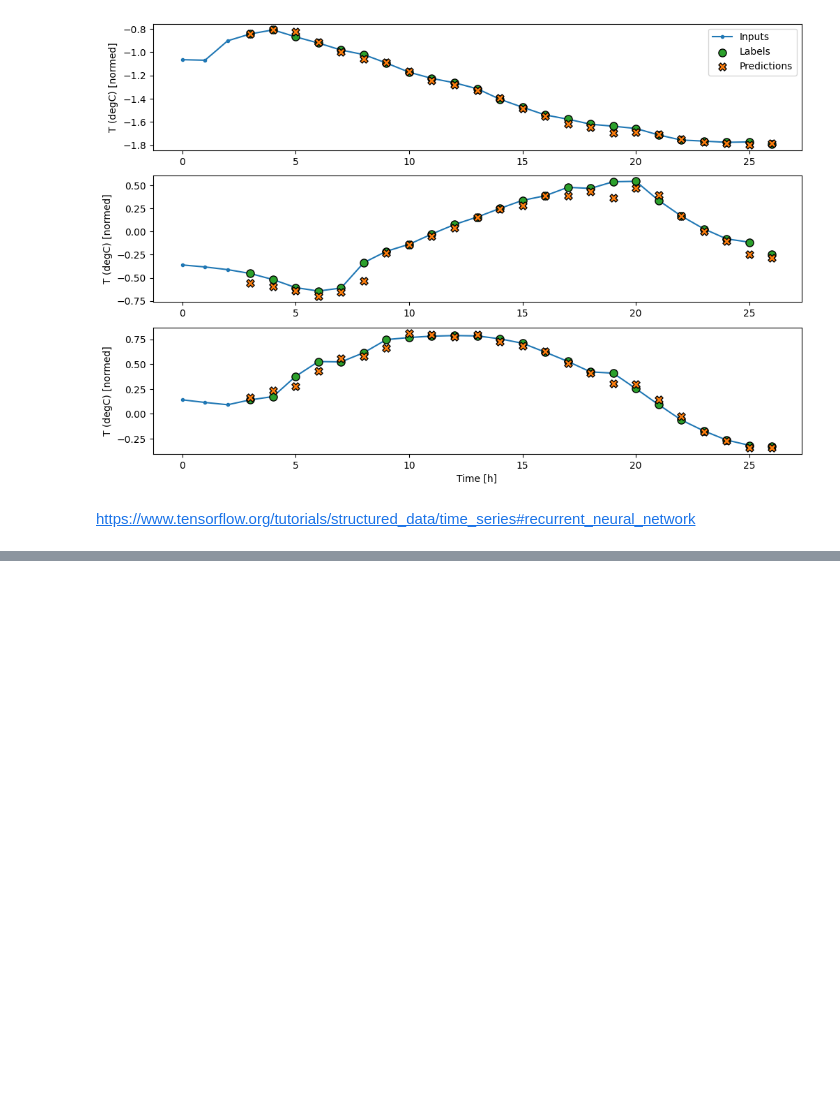
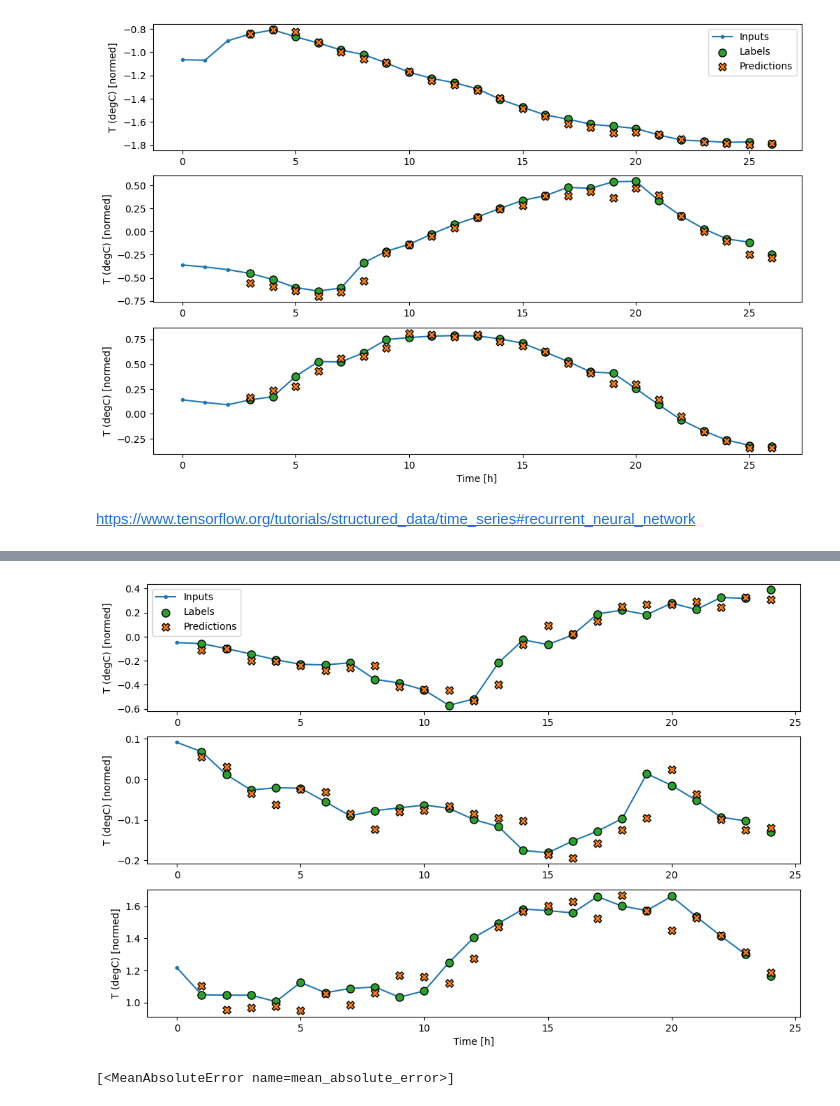
Before and after one commit to flyinacres/tensorflow, a Jupyter notebook: tensorflow-timeseries.ipynb, the cells around one changed output, grey strips where cells are left out. Saved outputs shown, nothing was run; the diff lists cells and outputs as text; code cells hidden in the pictures; blank space fills up the shorter version.

```diff
--- a/tensorflow-timeseries.ipynb
+++ b/tensorflow-timeseries.ipynb
@@ -756,0 +771,9 @@ lstm_model = tf.keras.models.Sequential([
+# %%
+wide_window.plot(lstm_model)
+# %% [output]
+[figure, added]
+# %%
+cm = lstm_model.metrics[1]
+cm.metrics
+# %% [output]
+[<MeanAbsoluteError name=mean_absolute_error>]
```
Also changed, not shown: parts of 4 cells of this notebook.
